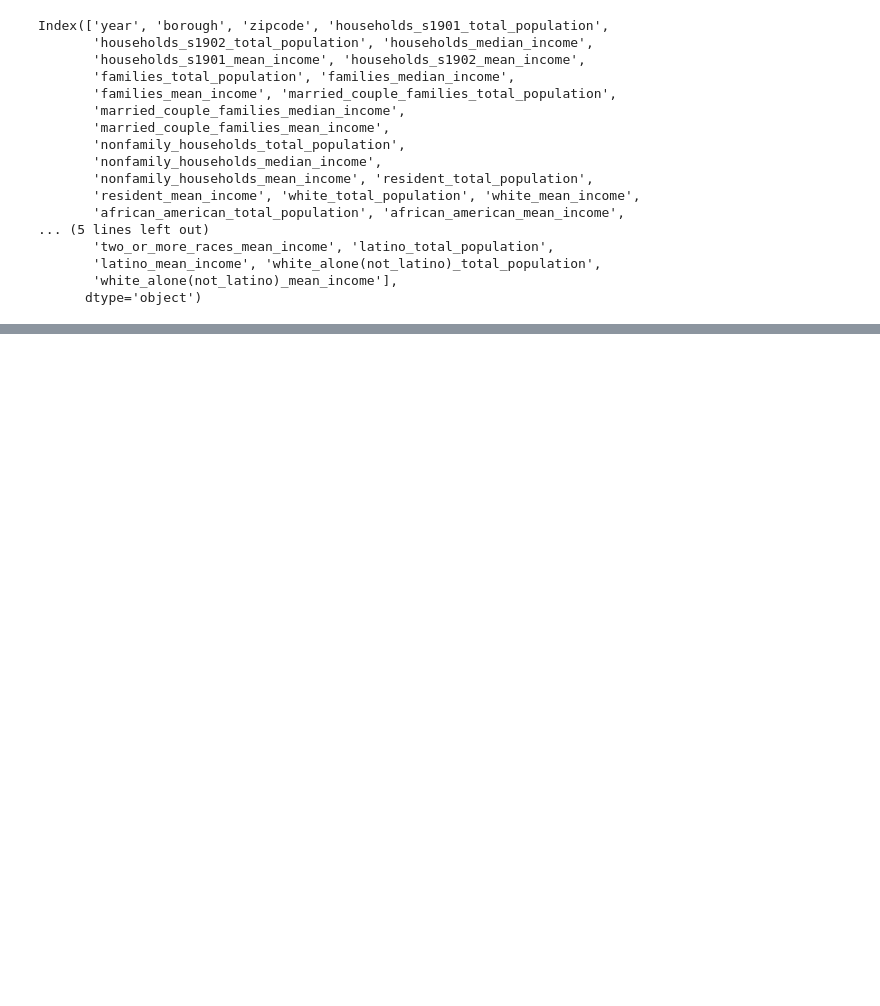
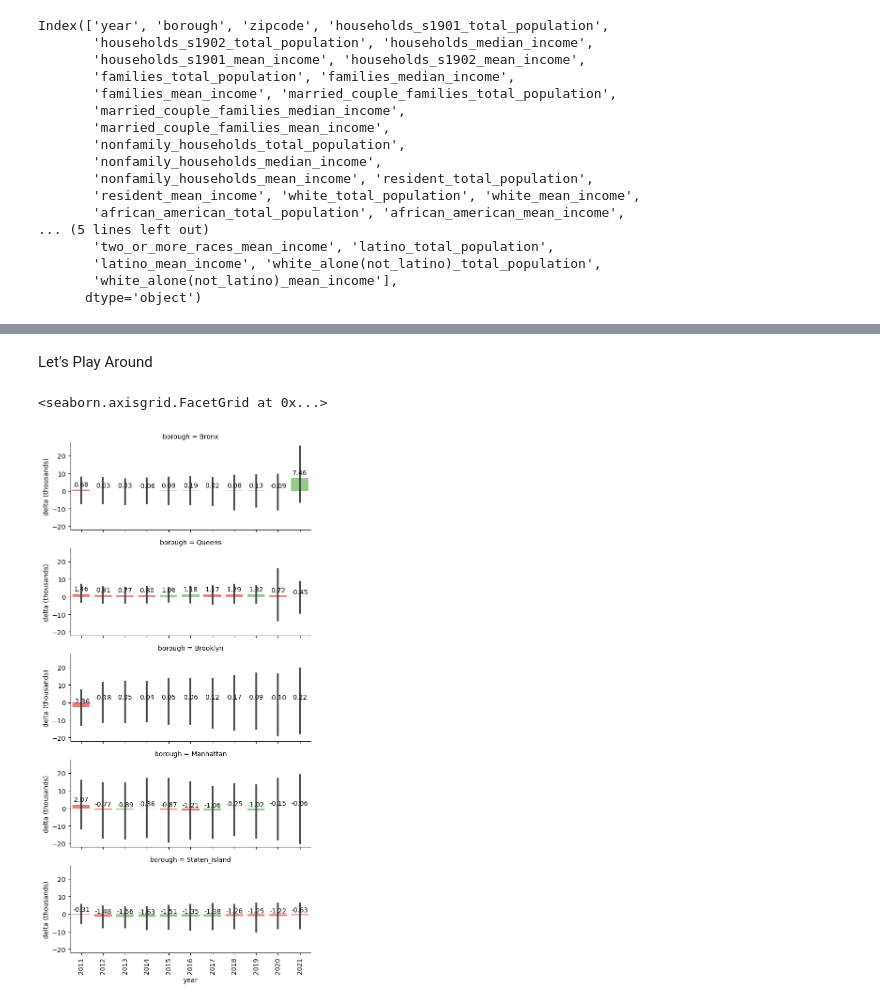
Before and after one commit to hpuma/Airbnb_Rental_Project, a Jupyter notebook: vis/acs_income_eda_sergio.ipynb, the cells around one changed output, grey strips where cells are left out. Drawn from its saved outputs; the diff is of its cells as text; code cells hidden in the pictures; blank space fills up the shorter version.

```diff
--- a/vis/acs_income_eda_sergio.ipynb
+++ b/vis/acs_income_eda_sergio.ipynb
@@ -8,2 +10,5 @@ from matplotlib import rcParams
 # %%
-df = pd.read_csv('../data/clean/acs_income.csv')
+acs_income = pd.read_csv('../data/clean/acs_income.csv')
+rental_prices = pd.read_csv('../data/clean/nyc_rental_prices.csv')
+zhome_value = pd.read_csv('../data/clean/zhome_value.csv')
+airbnb = pd.read_csv('../data/clean/inside_airbnb_clean.gz')
@@ -29,0 +53,3 @@ Index(['year', 'borough', 'zipcode', 'households_s1901_total_population',
+# %% [markdown]
+
+Let's Play Around
@@ -29,0 +117,33 @@ Index(['year', 'borough', 'zipcode', 'households_s1901_total_population',
+# %%
+# COMPUTATION FUNCTIONS
+
+# Map chart for FacetGrid
+def map_delta(data, color):
+    df = pd.DataFrame(data)
+
+    delta_column = get_delta_column(df.columns.to_list())
+    df[delta_column] = df[delta_column].div(1000).round(2)
+
+    chart = sns.barplot(x=df["year"], y=df[delta_column], palette=get_delta_colors(df[delta_column].to_list()))
+
+    # Format Chart
+    set_bar_annotations(chart.axes)
+    chart.figure.set_size_inches((6,12))
+    chart.axes.tick_params(axis='x', rotation=90)
+    chart.axes.set_ylabel("delta (thousands)")
+    title = 'yearly {} for {}'.format(delta_column, df["borough"].unique()[0])
+    chart.axes.set_title(format_label(title))
+# %%
+delta_metric = "households_s1901_mean_income"
+df = acs_income
+# Get data for boros and NYC
+boros_delta = compute_all_boros_delta(df, delta_metric)
+nyc_delta = compute_nyc_delta(df, delta_metric)
+
+g = sns.FacetGrid(boros_delta, row="borough")
+
+# Get data for boros
+g.map_dataframe(map_delta)
+# %% [output]
+<seaborn.axisgrid.FacetGrid at 0x...>
+[figure, added]
```
Also changed, not shown: parts of 28 cells of this notebook.
